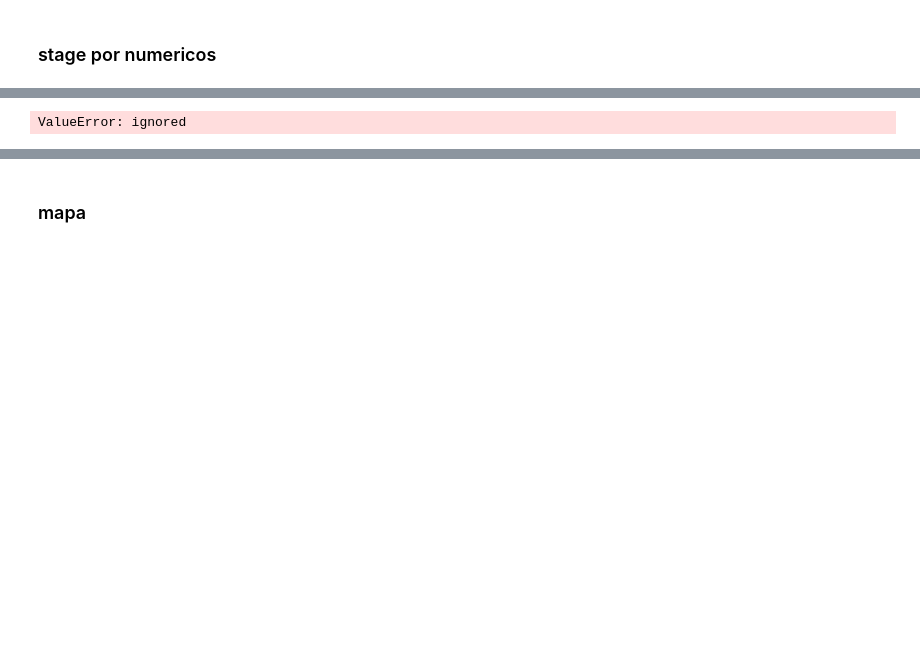
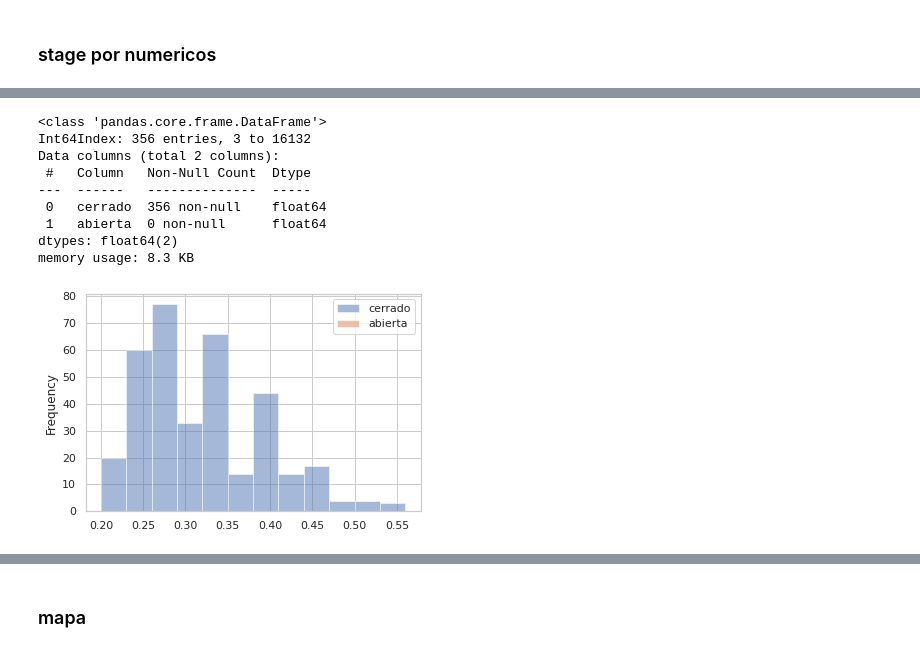
Before and after one commit to GIBelletti/TP1-datos, a Jupyter notebook: TP1.ipynb, the cells around one changed output, grey strips where cells are left out. Cells and saved outputs as stored; diff of their text form; code cells hidden in the pictures; blank space fills up the shorter version.

```diff
--- a/TP1.ipynb
+++ b/TP1.ipynb
@@ -547,10 +557,19 @@ memory usage: 16.7 KB
 # %%
 data = stageCerradoPorNumerico(entrenamiento,'Price')
-#graficoDensidad(data)
+graficoDensidad(data)
 #data.head(10)
 data.info()
 # %% [output]
-ValueError: ignored
+<class 'pandas.core.frame.DataFrame'>
+Int64Index: 356 entries, 3 to 16132
+Data columns (total 2 columns):
+ #   Column   Non-Null Count  Dtype
+---  ------   --------------  -----
+ 0   cerrado  356 non-null    float64
+ 1   abierta  0 non-null      float64
+dtypes: float64(2)
+memory usage: 8.3 KB
+[figure, added]
 # %%
 # pruevas
 #entrenamiento['Total_Power'].value_counts()
```
Also changed, not shown: parts of 29 cells of this notebook.
